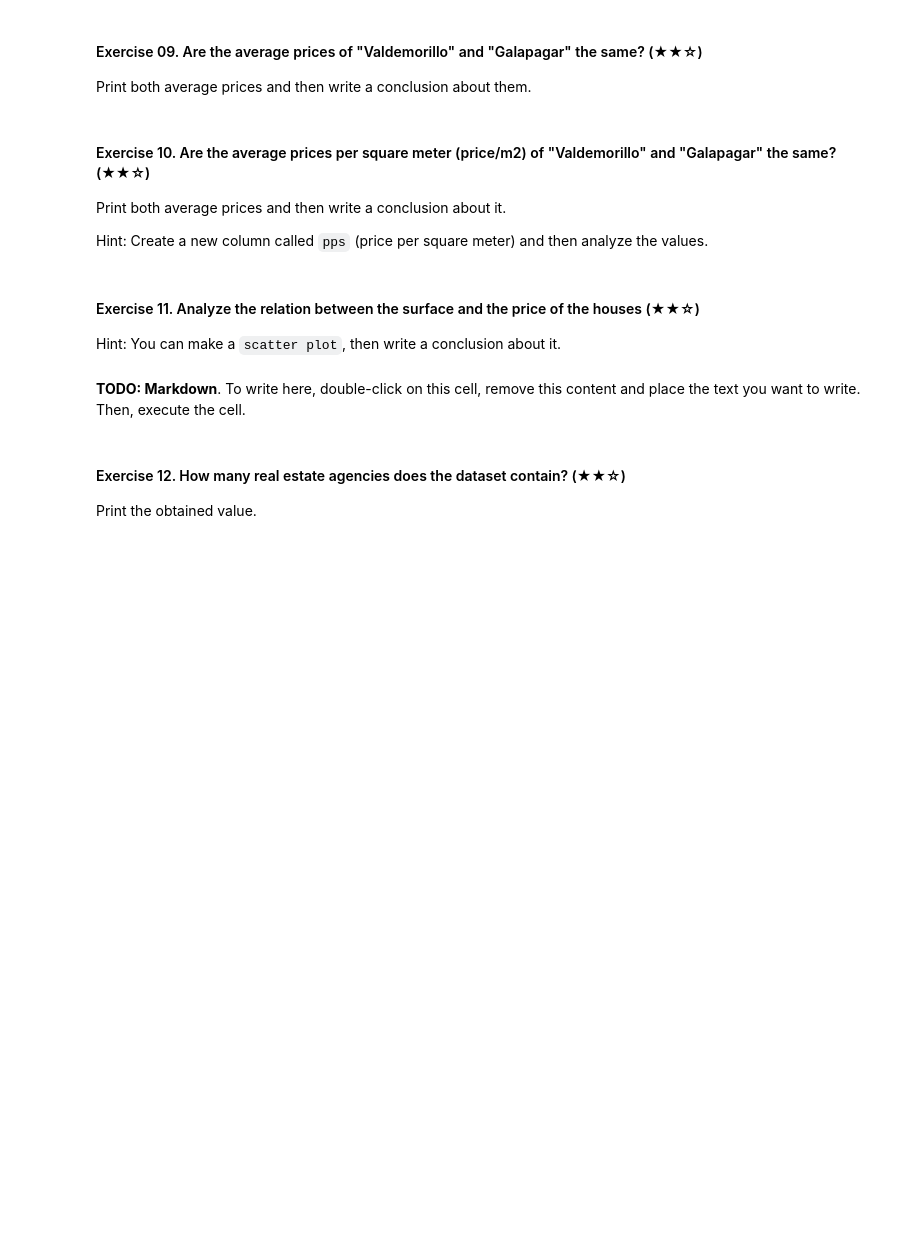
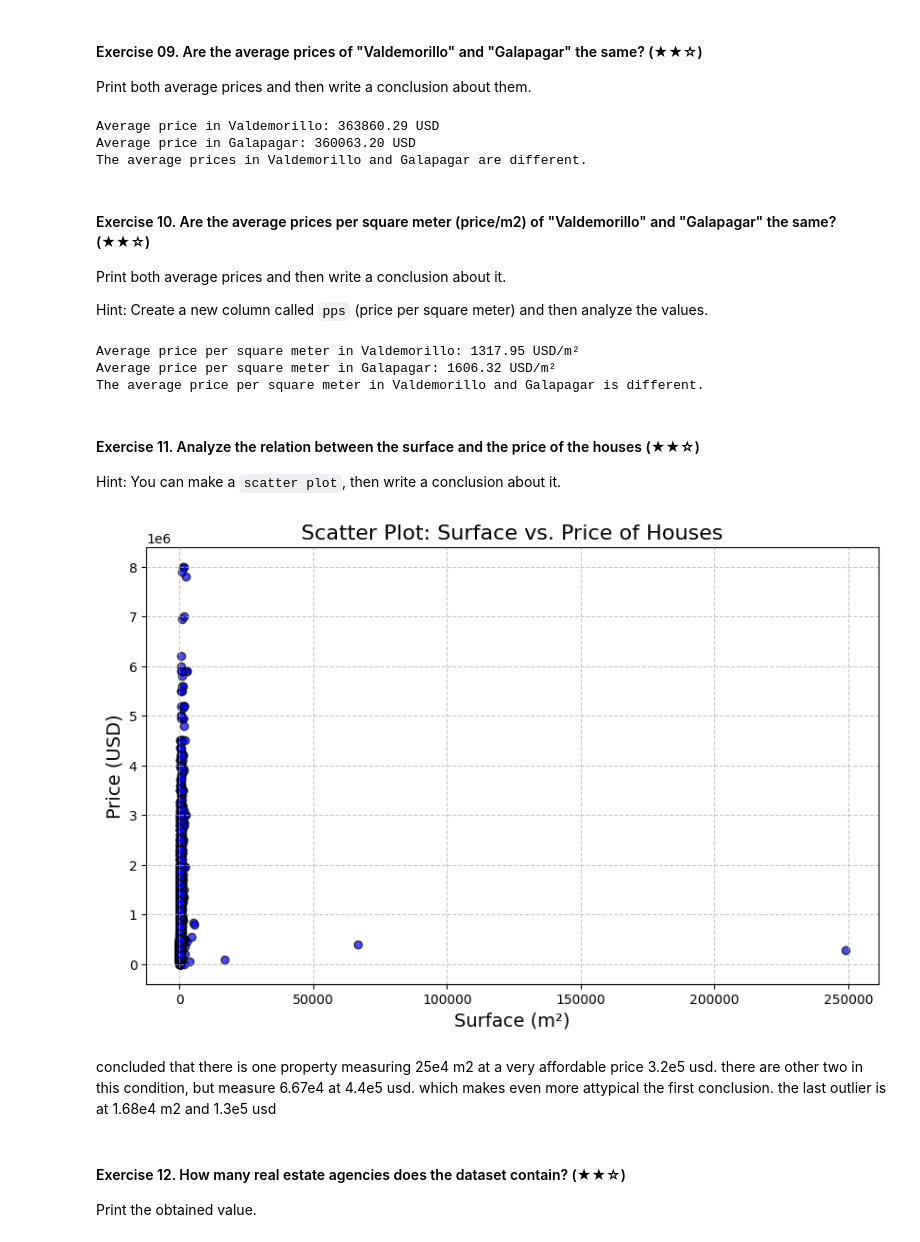
Before and after one commit to roberugalde/realestate-datacleanup-exercise, a Jupyter notebook: project.ipynb, the cells around one changed output. Cells and saved outputs as stored; diff of their text form; code cells hidden in the pictures; blank space fills up the shorter version.

```diff
--- a/project.ipynb
+++ b/project.ipynb
@@ -296,7 +296,33 @@ If there are bars far away from the rest of the distribution,
 
 Print both average prices and then write a conclusion about them.
 # %%
-# TODO
+import pandas as pd
+
+# Load the dataset
+file_path = r'assets/real_estate.csv'
+ds = pd.read_csv(file_path, sep=';')
+
+# Filter data for "Valdemorillo" and "Galapagar"
+valdemorillo_data = ds[ds['level5'] == 'Valdemorillo']  # Assuming 'level5' is the population column
+galapagar_data = ds[ds['level5'] == 'Galapagar']
+
+# Calculate the average prices
+valdemorillo_avg_price = valdemorillo_data['price'].mean()  # Assuming 'price' is the price column
+galapagar_avg_price = galapagar_data['price'].mean()
+
+# Print the results
+print(f"Average price in Valdemorillo: {valdemorillo_avg_price:.2f} USD")
+print(f"Average price in Galapagar: {galapagar_avg_price:.2f} USD")
+
+# Compare and conclude
+if valdemorillo_avg_price == galapagar_avg_price:
+    print("The average prices in Valdemorillo and Galapagar are the same.")
+else:
+    print("The average prices in Valdemorillo and Galapagar are different.")
+# %% [output]
+Average price in Valdemorillo: 363860.29 USD
+Average price in Galapagar: 360063.20 USD
+The average prices in Valdemorillo and Galapagar are different.
 # %% [markdown]
 #### Exercise 10. Are the average prices per square meter (price/m2) of "Valdemorillo" and "Galapagar" the same? (★★☆)
 
@@ -304,15 +330,60 @@ Print both average prices and then write a conclusion about it.
 
 Hint: Create a new column called `pps` (price per square meter) and then analyze the values.
 # %%
-# TODO
+import pandas as pd
+
+# Load the dataset
+file_path = r'assets/real_estate.csv'
+ds = pd.read_csv(file_path, sep=';')
+
+# Create a new column for price per square meter (pps)
+ds['pps'] = ds['price'] / ds['surface']  # Assuming 'price' and 'surface' columns exist
+
+# Filter data for "Valdemorillo" and "Galapagar"
+valdemorillo_data = ds[ds['level5'] == 'Valdemorillo']  # Assuming 'level5' is the population column
+galapagar_data = ds[ds['level5'] == 'Galapagar']
+
+# Calculate the average price per square meter for both populations
+valdemorillo_avg_pps = valdemorillo_data['pps'].mean()
+galapagar_avg_pps = galapagar_data['pps'].mean()
+
+# Print the results
+print(f"Average price per square meter in Valdemorillo: {valdemorillo_avg_pps:.2f} USD/m²")
+print(f"Average price per square meter in Galapagar: {galapagar_avg_pps:.2f} USD/m²")
+
+# Compare and conclude
+if valdemorillo_avg_pps == galapagar_avg_pps:
+    print("The average price per square meter in Valdemorillo and Galapagar is the same.")
+else:
+    print("The average price per square meter in Valdemorillo and Galapagar is different.")
+# %% [output]
+Average price per square meter in Valdemorillo: 1317.95 USD/m²
+Average price per square meter in Galapagar: 1606.32 USD/m²
+The average price per square meter in Valdemorillo and Galapagar is different.
 # %% [markdown]
 #### Exercise 11. Analyze the relation between the surface and the price of the houses (★★☆)
 
 Hint: You can make a `scatter plot`, then write a conclusion about it.
 # %%
-# TODO: Code
+import matplotlib.pyplot as plt
+
+# Scatter plot for surface vs. price
+plt.figure(figsize=(10, 6))
+plt.scatter(ds['surface'], ds['price'], alpha=0.7, c='blue', edgecolor='black')
+plt.title("Scatter Plot: Surface vs. Price of Houses", fontsize=16)
+plt.xlabel("Surface (m²)", fontsize=14)
+plt.ylabel("Price (USD)", fontsize=14)
+plt.grid(True, linestyle='--', alpha=0.7)
+plt.show()
+# %% [output]
+[figure, added]
 # %% [markdown]
-**TODO: Markdown**. To write here, double-click on this cell, remove this content and place the text you want to write. Then, execute the cell.
+
+concluded that there is one property measuring 25e4 m2 at a very
+affordable price 3.2e5 usd.
+there are other two in this condition, but measure 6.67e4 at 4.4e5 usd.
+which makes even more attypical the first conclusion.
+the last outlier is at 1.68e4 m2 and 1.3e5 usd
 # %% [markdown]
 #### Exercise 12. How many real estate agencies does the dataset contain? (★★☆)
 
```
Also changed, not shown: parts of 13 cells of this notebook.
